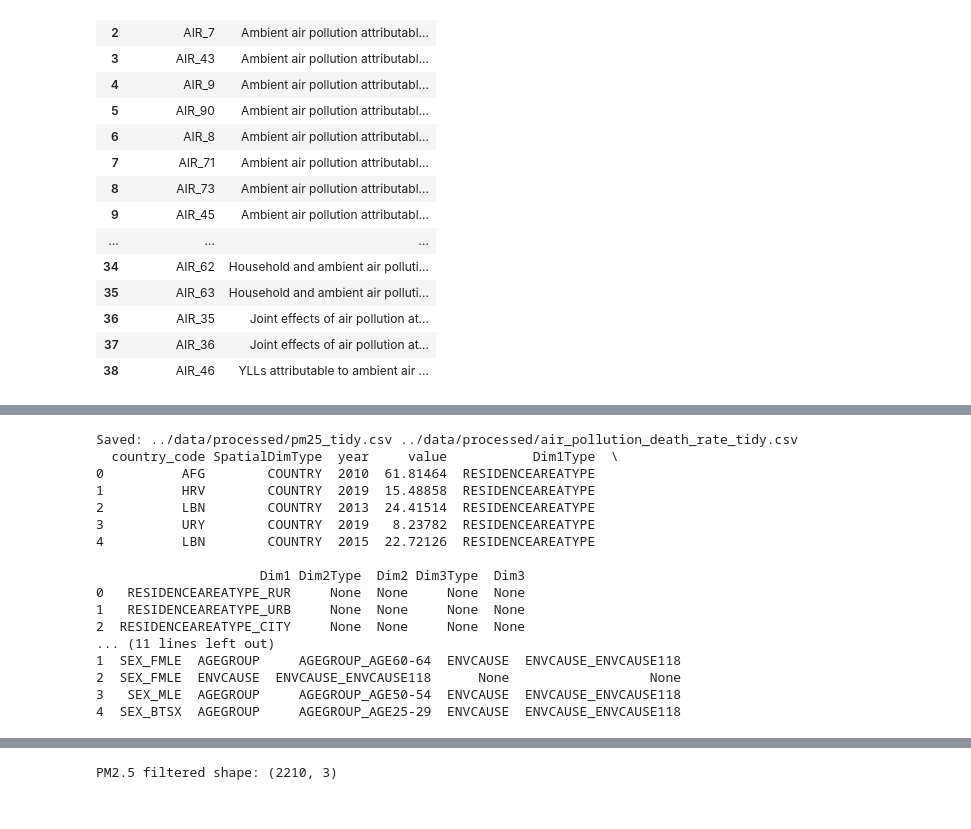
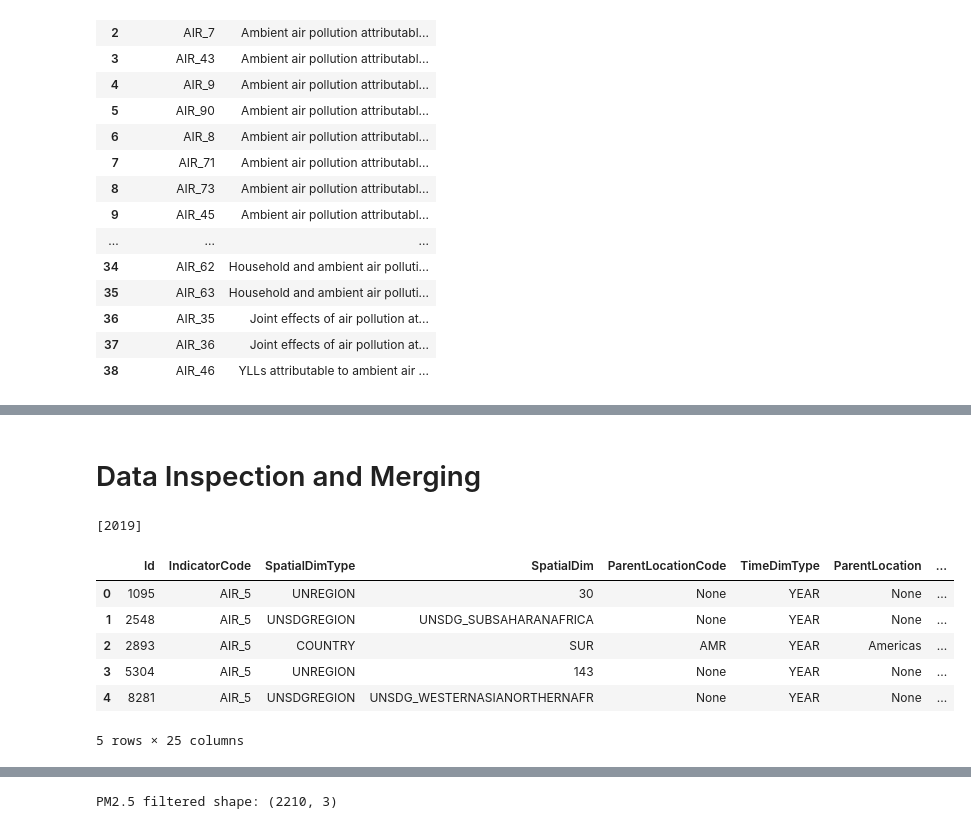
Before and after one commit to xahid007/Air-Pollution, a Jupyter notebook: Notebooks/01_data_collection.ipynb, the cells around one changed output, grey strips where cells are left out. Drawn from its saved outputs; the diff is of its cells as text; code cells hidden in the pictures.

Commit message:
dataset ready and data report

```diff
--- a/Notebooks/01_data_collection.ipynb
+++ b/Notebooks/01_data_collection.ipynb
@@ -165,7 +169,6 @@ def tidy_who_indicator(df: pd.DataFrame) -> pd.DataFrame:
     return out
 
 
-
 # Convert raw rows → DataFrames
 pm25_df = pd.DataFrame(pm25_rows)
 death_df = pd.DataFrame(death_rows)
@@ -182,23 +185,17 @@ pm25_tidy.to_csv(pm25_csv, index=False)
 death_tidy.to_csv(death_csv, index=False)
 
 print("Saved:", pm25_csv, death_csv)
-print(pm25_tidy.head())
-print(death_tidy.head())
-# %% [output]
-Saved: ../data/processed/pm25_tidy.csv ../data/processed/air_pollution_death_rate_tidy.csv
-  country_code SpatialDimType  year     value           Dim1Type  \
-0          AFG        COUNTRY  2010  61.81464  RESIDENCEAREATYPE
-1          HRV        COUNTRY  2019  15.48858  RESIDENCEAREATYPE
-2          LBN        COUNTRY  2013  24.41514  RESIDENCEAREATYPE
-3          URY        COUNTRY  2019   8.23782  RESIDENCEAREATYPE
-4          LBN        COUNTRY  2015  22.72126  RESIDENCEAREATYPE
-
-                     Dim1 Dim2Type  Dim2 Dim3Type  Dim3
-0   RESIDENCEAREATYPE_RUR     None  None     None  None
-1   RESIDENCEAREATYPE_URB     None  None     None  None
-2  RESIDENCEAREATYPE_CITY     None  None     None  None
-... (11 lines left out)
-1  SEX_FMLE  AGEGROUP     AGEGROUP_AGE60-64  ENVCAUSE  ENVCAUSE_ENVCAUSE118
-2  SEX_FMLE  ENVCAUSE  ENVCAUSE_ENVCAUSE118      None                  None
-3   SEX_MLE  AGEGROUP     AGEGROUP_AGE50-54  ENVCAUSE  ENVCAUSE_ENVCAUSE118
-4  SEX_BTSX  AGEGROUP     AGEGROUP_AGE25-29  ENVCAUSE  ENVCAUSE_ENVCAUSE118
+# %% [markdown]
+# Data Inspection and Merging
+# %%
+print(death_df['TimeDim'].unique())
+death_df.head()
+# %% [output]
+[2019]
+|  | Id | IndicatorCode | SpatialDimType | SpatialDim | ParentLocationCode | TimeDimType | ParentLocation | ... |
+| 0 | 1095 | AIR_5 | UNREGION | 30 | None | YEAR | None | ... |
+| 1 | 2548 | AIR_5 | UNSDGREGION | UNSDG_SUBSAHARANAFRICA | None | YEAR | None | ... |
+| 2 | 2893 | AIR_5 | COUNTRY | SUR | AMR | YEAR | Americas | ... |
+| 3 | 5304 | AIR_5 | UNREGION | 143 | None | YEAR | None | ... |
+| 4 | 8281 | AIR_5 | UNSDGREGION | UNSDG_WESTERNASIANORTHERNAFR | None | YEAR | None | ... |
+5 rows × 25 columns
```
Also changed, not shown: parts of 19 cells of this notebook, 4 other files.
